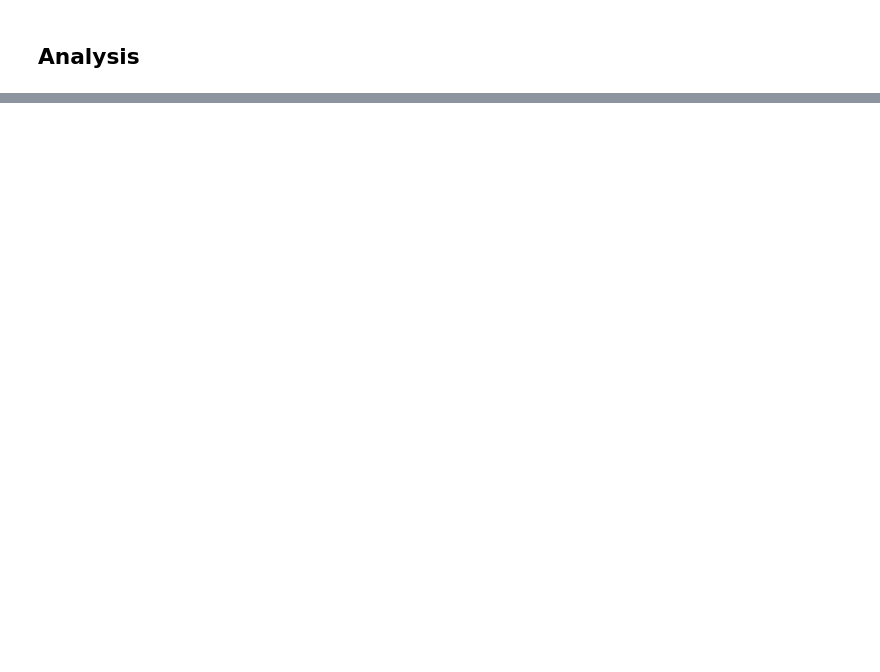
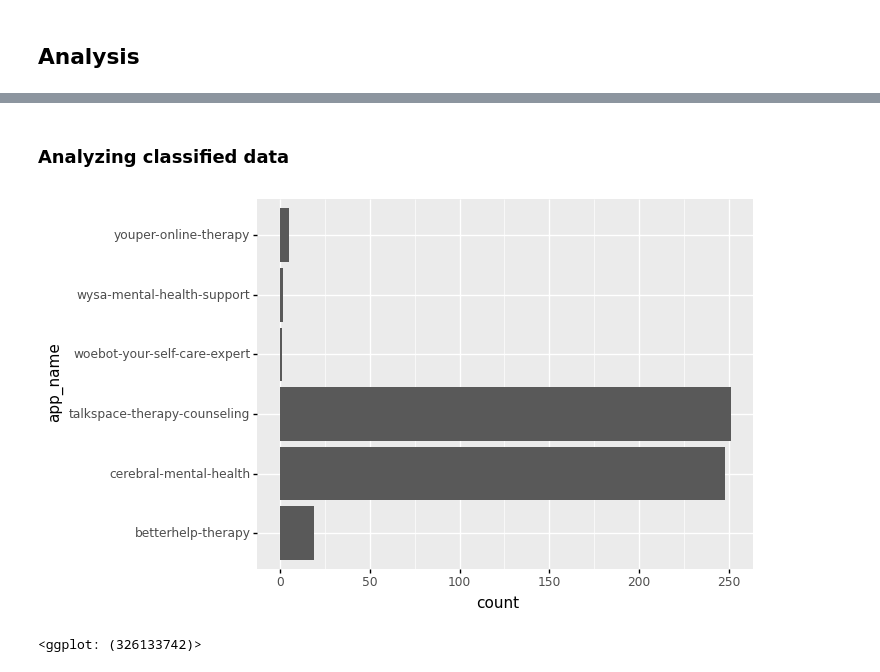
Before and after one commit to juliaingram/therapy-app-reviews, a Jupyter notebook: App Scraper.ipynb, the cells around one changed output, grey strips where cells are left out. Saved outputs shown, nothing was run; the diff lists cells and outputs as text; code cells hidden in the pictures; blank space fills up the shorter version.

```diff
--- a/App Scraper.ipynb
+++ b/App Scraper.ipynb
@@ -179,0 +345,23 @@ https://itunes.apple.com/lookup?id=661829386&country=nl&entity=software
+# %%
+from sklearn.svm import LinearSVC
+
+#Unfair charge classifier
+X = matrix
+y = training_data.unfair_charge
+
+clf_charge = LinearSVC(class_weight='balanced')
+clf_charge.fit(X, y)
+
+#Unresponsive therapist classifer
+X = matrix
+y = training_data.unresponsive_therapist
+
+clf_unresponsive = LinearSVC(class_weight='balanced')
+clf_unresponsive.fit(X, y)
+
+#Bad therapist classifier
+X = matrix
+y = training_data.bad_therapist
+
+clf_bad = LinearSVC(class_weight='balanced')
+clf_bad.fit(X, y)
@@ -179,0 +372,13 @@ https://itunes.apple.com/lookup?id=661829386&country=nl&entity=software
+# %%
+unlabeled_data = unlabeled_data[['rating', 'review', 'app_name']]
+# %%
+X = vectorizer.transform(unlabeled_data.review)
+
+unlabeled_data['charge_predicted'] = clf_charge.predict(X)
+unlabeled_data['charge_predicted_proba'] = clf_charge.decision_function(X)
+
+unlabeled_data['unresponsive_predicted'] = clf_unresponsive.predict(X)
+unlabeled_data['unresponsive_predicted_proba'] = clf_unresponsive.decision_function(X)
+
+unlabeled_data['bad_predicted'] = clf_bad.predict(X)
+unlabeled_data['bad_predicted_proba'] = clf_bad.decision_function(X)
@@ -179,0 +457,13 @@ https://itunes.apple.com/lookup?id=661829386&country=nl&entity=software
+# %% [markdown]
+### Analyzing classified data
+# %%
+unlabeled_charge_pos_only = unlabeled_data[(unlabeled_data.charge_predicted == 1)]
+# %%
+display(
+    ggplot(unlabeled_charge_pos_only, aes('app_name'))
+    + geom_bar()
+    + coord_flip()
+)
+# %% [output]
+[figure, added]
+<ggplot: (326133742)>
```
Also changed, not shown: parts of 77 cells of this notebook.
